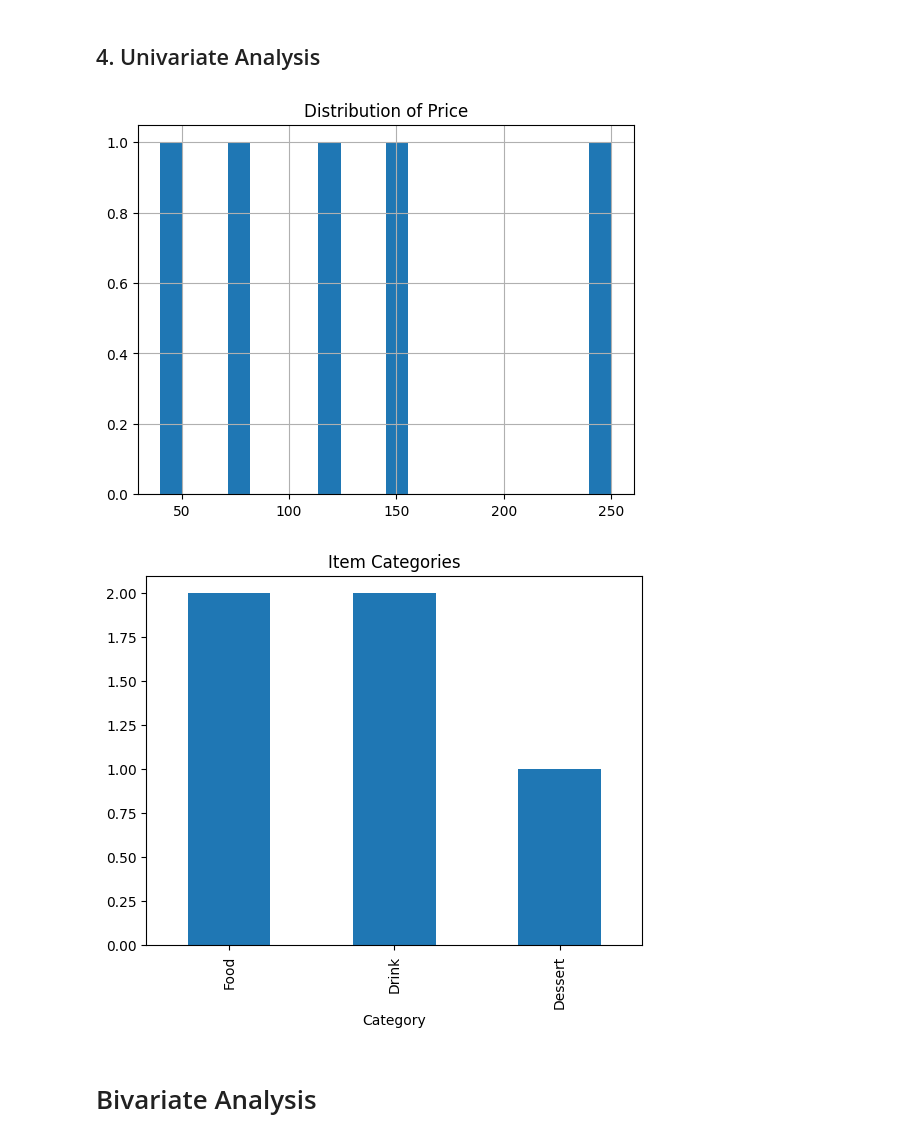
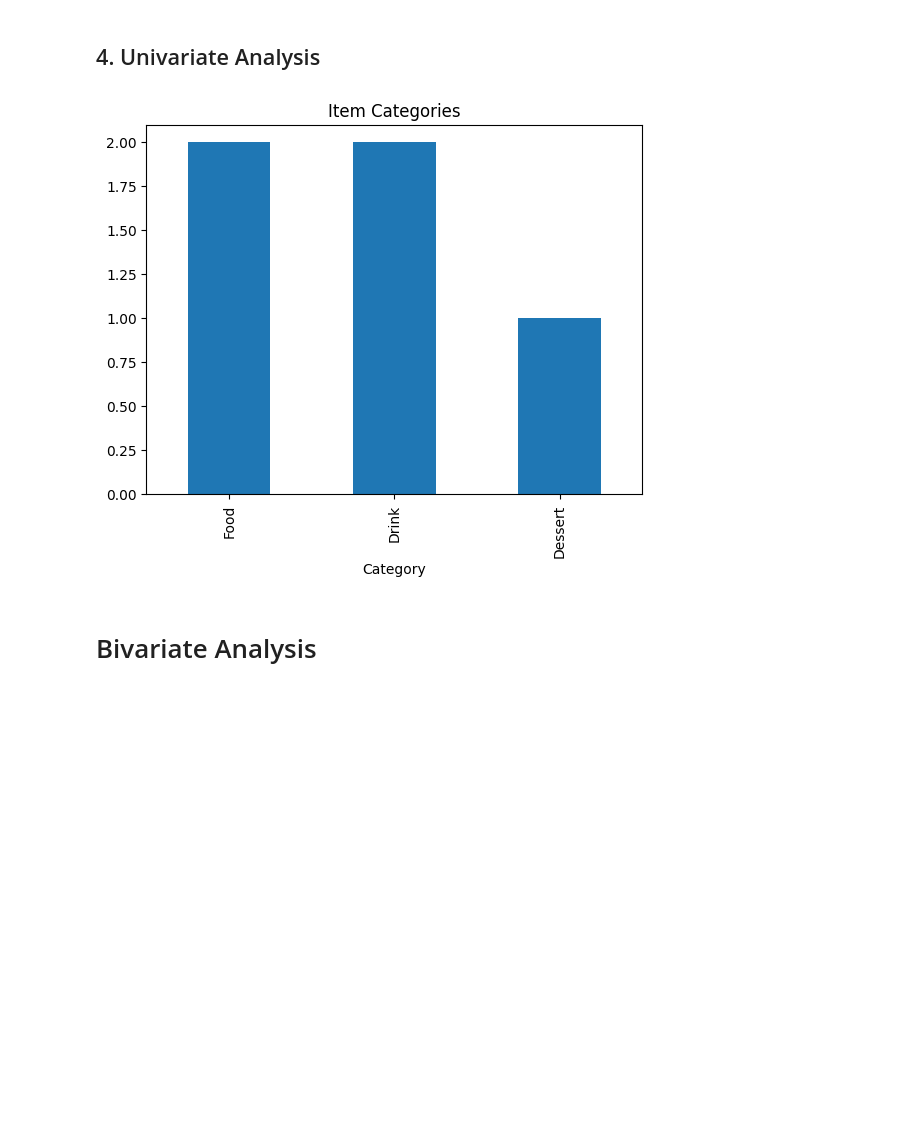
Before and after one commit to mingfujacky/Lecture-Big-Data, a Jupyter notebook: file/code/restaurant_sales_EDA.ipynb, the cells around one changed output. Cells and saved outputs as stored; diff of their text form; code cells hidden in the pictures; blank space fills up the shorter version.

```diff
--- a/file/code/restaurant_sales_EDA.ipynb
+++ b/file/code/restaurant_sales_EDA.ipynb
@@ -11,7 +11,7 @@ import pandas as pd
 import matplotlib.pyplot as plt
 import seaborn as sns
 # %%
-df = pd.read_csv("../txt/restaurant_sales.csv")
+df = pd.read_csv("../csv/restaurant_sales.csv")
 df.head()
 # %% [output]
 |  | OrderID | Date | Item | Category | Price | Quantity | Payment | CustomerID |
@@ -52,18 +52,12 @@ dtype: int64
 # %% [markdown]
 ## 4. Univariate Analysis
 # %%
-# Price distribution
-df['Price'].hist(bins=20)
-plt.title("Distribution of Price")
-plt.show()
-
 # Category counts
 df['Category'].value_counts().plot(kind='bar')
 plt.title("Item Categories")
 plt.show()
 # %% [output]
-[figure, old version]
+[figure, new version]
-[figure, removed]
 # %% [markdown]
 # Bivariate Analysis
 # %%
```
Also changed, not shown: parts of 3 cells of this notebook, 15 other files.
